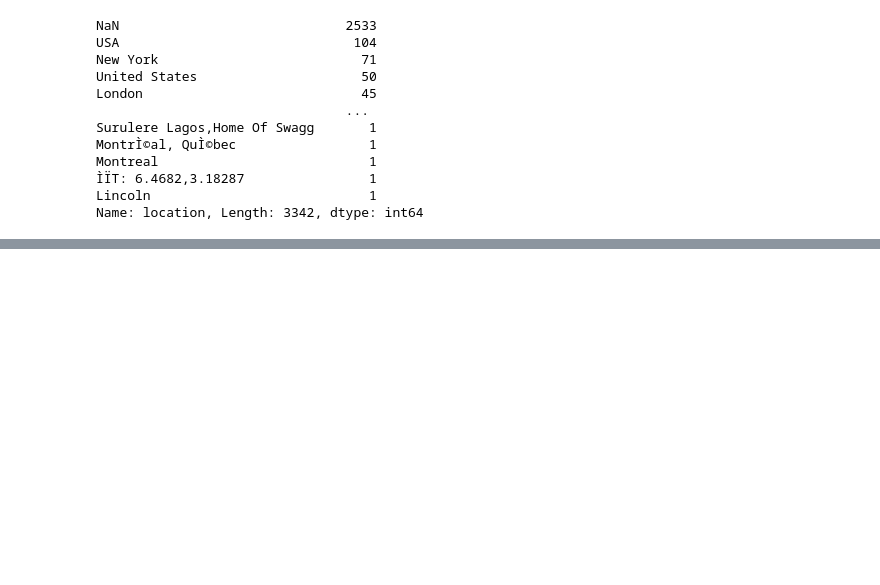
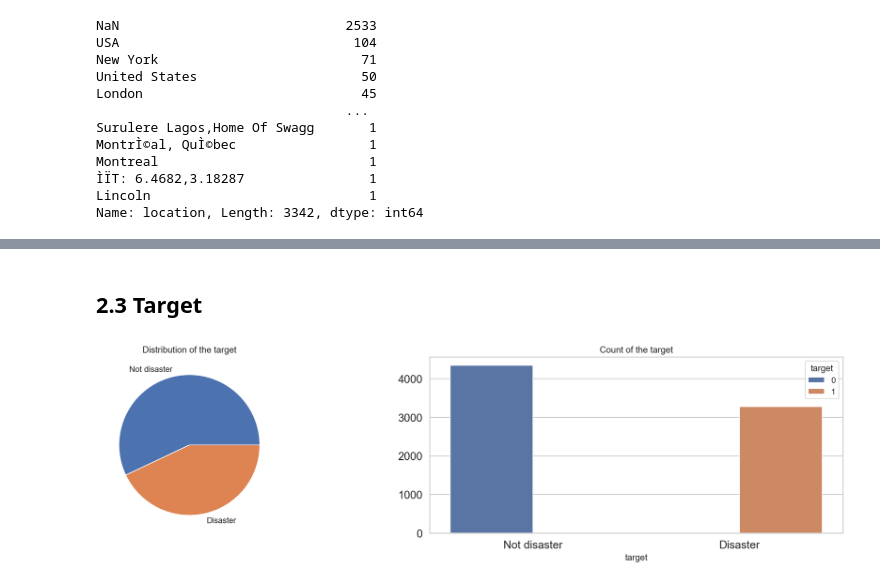
Before and after one commit to BWallyn/nlp_disaster_tweets, a Jupyter notebook: notebooks/1.0-analyze-data.ipynb, the cells around one changed output, grey strips where cells are left out. Cells and saved outputs as stored; diff of their text form; code cells hidden in the pictures; blank space fills up the shorter version.

```diff
--- a/notebooks/1.0-analyze-data.ipynb
+++ b/notebooks/1.0-analyze-data.ipynb
@@ -63,0 +147,23 @@ Name: location, Length: 3342, dtype: int64
+# %% [markdown]
+## 2.3 Target
+# %%
+fig, axes = plt.subplots(ncols=2, figsize=(17, 4))
+plt.tight_layout()
+
+df.groupby('target').count()['text'].plot(kind='pie', ax=axes[0], labels=['Not disaster', 'Disaster'])
+sns.countplot(x=df['target'], hue=df['target'], ax=axes[1])
+
+axes[0].set_ylabel('')
+axes[0].tick_params(axis='x', labelsize=15)
+axes[0].tick_params(axis='y', labelsize=15)
+axes[0].set_title('Distribution of the target')
+
+axes[1].set_ylabel('')
+axes[1].tick_params(axis='x', labelsize=15)
+axes[1].tick_params(axis='y', labelsize=15)
+axes[1].set_xticklabels(['Not disaster', 'Disaster'])
+axes[1].set_title('Count of the target')
+
+plt.show()
+# %% [output]
+[figure, added]
```
Also changed, not shown: parts of 15 cells of this notebook.
